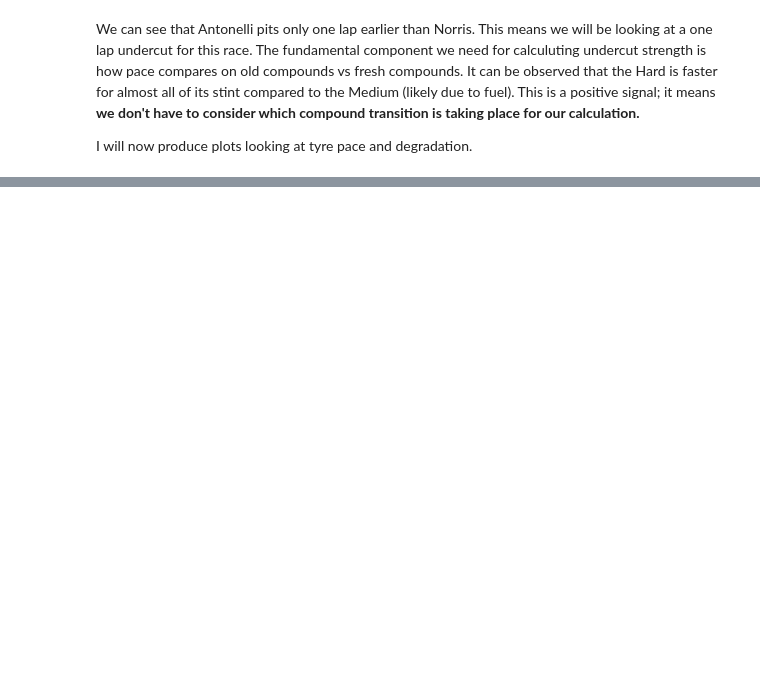
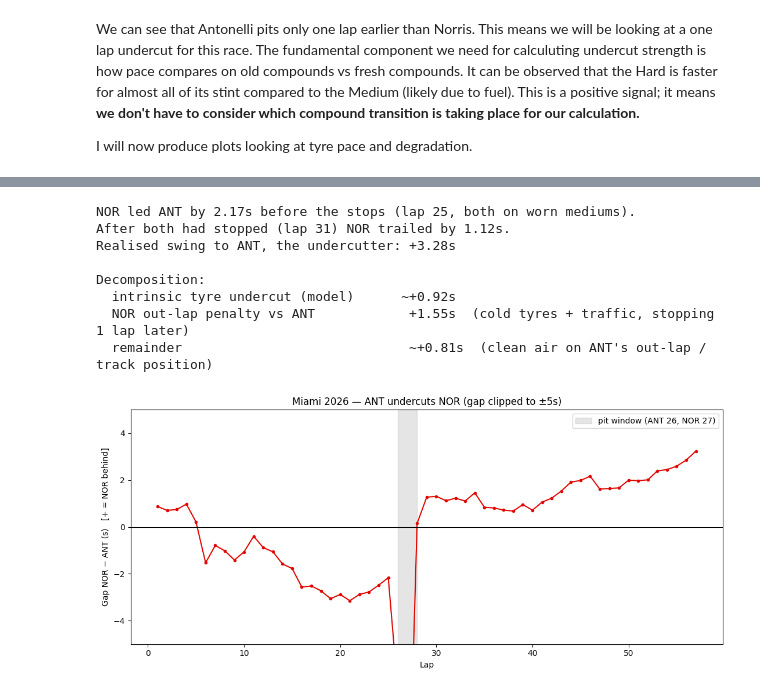
Before and after one commit to ematthews-git/formation_lap, a Jupyter notebook: analysis/undercut_analysis.ipynb, the cells around one changed output, grey strips where cells are left out. Drawn from its saved outputs; the diff is of its cells as text; code cells hidden in the pictures; blank space fills up the shorter version.

```diff
--- a/analysis/undercut_analysis.ipynb
+++ b/analysis/undercut_analysis.ipynb
@@ -157,0 +506,47 @@ Once again,
+# %%
+# Validation: does the model explain the actual NOR/ANT undercut?
+# Both ran identical ~93s mediums in stint 1, so this is a clean equal-pace test.
+laps26 = session.laps.copy()
+laps26["LapTime_s"] = laps26["LapTime"].dt.total_seconds()
+
+
+def cum_time(drv):
+    d = laps26[laps26["Driver"] == drv].sort_values("LapNumber")
+    return d.set_index("LapNumber")["Time"].dt.total_seconds()
+
+
+gap = (cum_time("NOR") - cum_time("ANT")).dropna()  # +ve => NOR behind ANT
+
+ant_outlap = laps26[(laps26.Driver == "ANT") & (laps26.LapNumber == 27)]["LapTime_s"].iloc[0]
+nor_outlap = laps26[(laps26.Driver == "NOR") & (laps26.LapNumber == 28)]["LapTime_s"].iloc[0]
+intrinsic, _ = undercut_strength(session)
+
+pre, post = gap.loc[25], gap.loc[31]
+print(f"NOR led ANT by {-pre:.2f}s before the stops (lap 25, both on worn mediums).")
+print(f"After both had stopped (lap 31) NOR trailed by {post:.2f}s.")
+print(f"Realised swing to ANT, the undercutter: {post - pre:+.2f}s\n")
+print("Decomposition:")
+print(f"  intrinsic tyre undercut (model)      ~{intrinsic:+.2f}s")
+print(f"  NOR out-lap penalty vs ANT            {nor_outlap - ant_outlap:+.2f}s  (cold tyres + traffic, stopping 1 lap later)")
+print(f"  remainder                             ~{(post - pre) - intrinsic - (nor_outlap - ant_outlap):+.2f}s  (clean air on ANT's out-lap / track position)")
+
+fig, ax = plt.subplots(figsize=(11, 5))
+ax.plot(gap.index, gap.values, marker="o", ms=3, color="#E10600")
+ax.axhline(0, color="black", lw=0.8)
+ax.axvspan(26, 28, color="grey", alpha=0.2, label="pit window (ANT 26, NOR 27)")
+ax.set_ylim(-5, 5)  # clip the in/out-lap pit spikes to focus on the racing gap
+ax.set_xlabel("Lap")
+ax.set_ylabel("Gap NOR − ANT (s)   [+ = NOR behind]")
+ax.set_title("Miami 2026 — ANT undercuts NOR (gap clipped to ±5s)")
+ax.legend()
+plt.tight_layout()
+# %% [output]
+NOR led ANT by 2.17s before the stops (lap 25, both on worn mediums).
+After both had stopped (lap 31) NOR trailed by 1.12s.
+Realised swing to ANT, the undercutter: +3.28s
+
+Decomposition:
+  intrinsic tyre undercut (model)      ~+0.92s
+  NOR out-lap penalty vs ANT            +1.55s  (cold tyres + traffic, stopping 1 lap later)
+  remainder                             ~+0.81s  (clean air on ANT's out-lap / track position)
+[figure, added]
```
Also changed, not shown: parts of 21 cells of this notebook, 1 other file.
